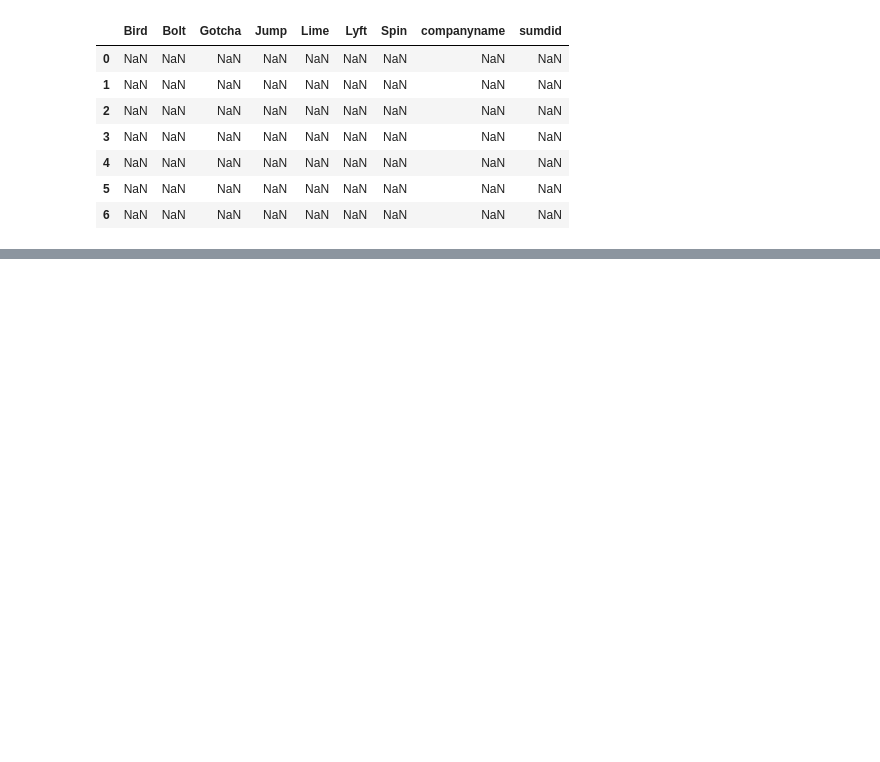
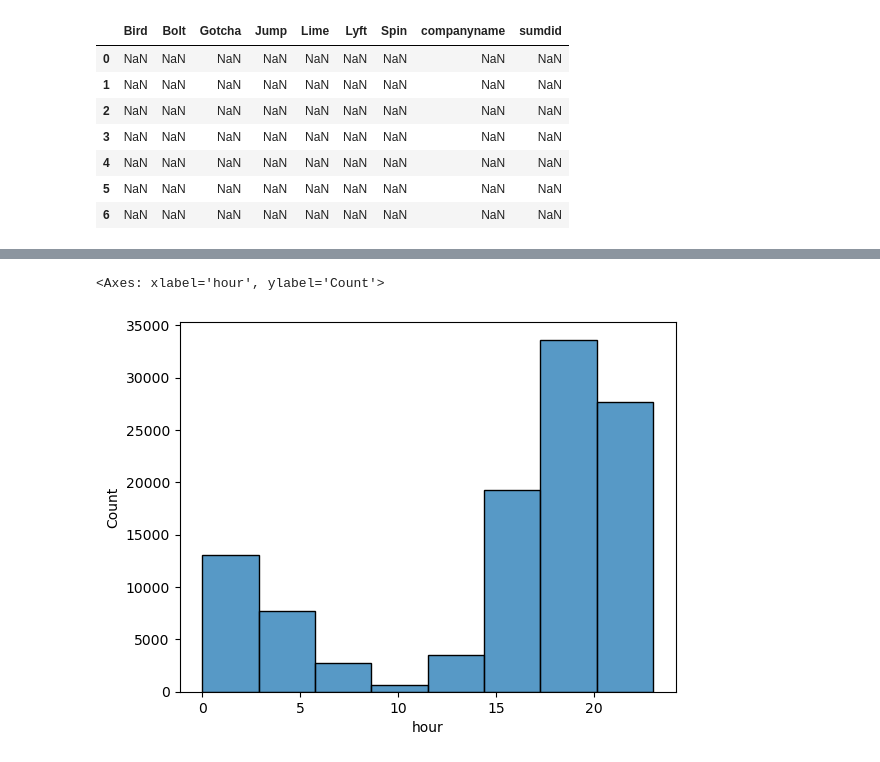
Before and after one commit to NSS-Data-Analytics-Cohort-11/scooters-margherita, a Jupyter notebook: scooters project.ipynb, the cells around one changed output, grey strips where cells are left out. Drawn from its saved outputs; the diff is of its cells as text; code cells hidden in the pictures; blank space fills up the shorter version.

```diff
--- a/scooters project.ipynb
+++ b/scooters project.ipynb
@@ -369,0 +447,2 @@ TypeError: unsupported operand type(s) for /: 'str' and 'str'
+# %%
+sat_trips = clean_trips[clean_trips['weekday'] == 5]
@@ -369,0 +463,5 @@ TypeError: unsupported operand type(s) for /: 'str' and 'str'
+# %%
+sns.histplot(sat_trips['hour'],bins=8)
+# %% [output]
+<Axes: xlabel='hour', ylabel='Count'>
+[figure, added]
```
Also changed, not shown: parts of 26 cells of this notebook, 1 other file.
